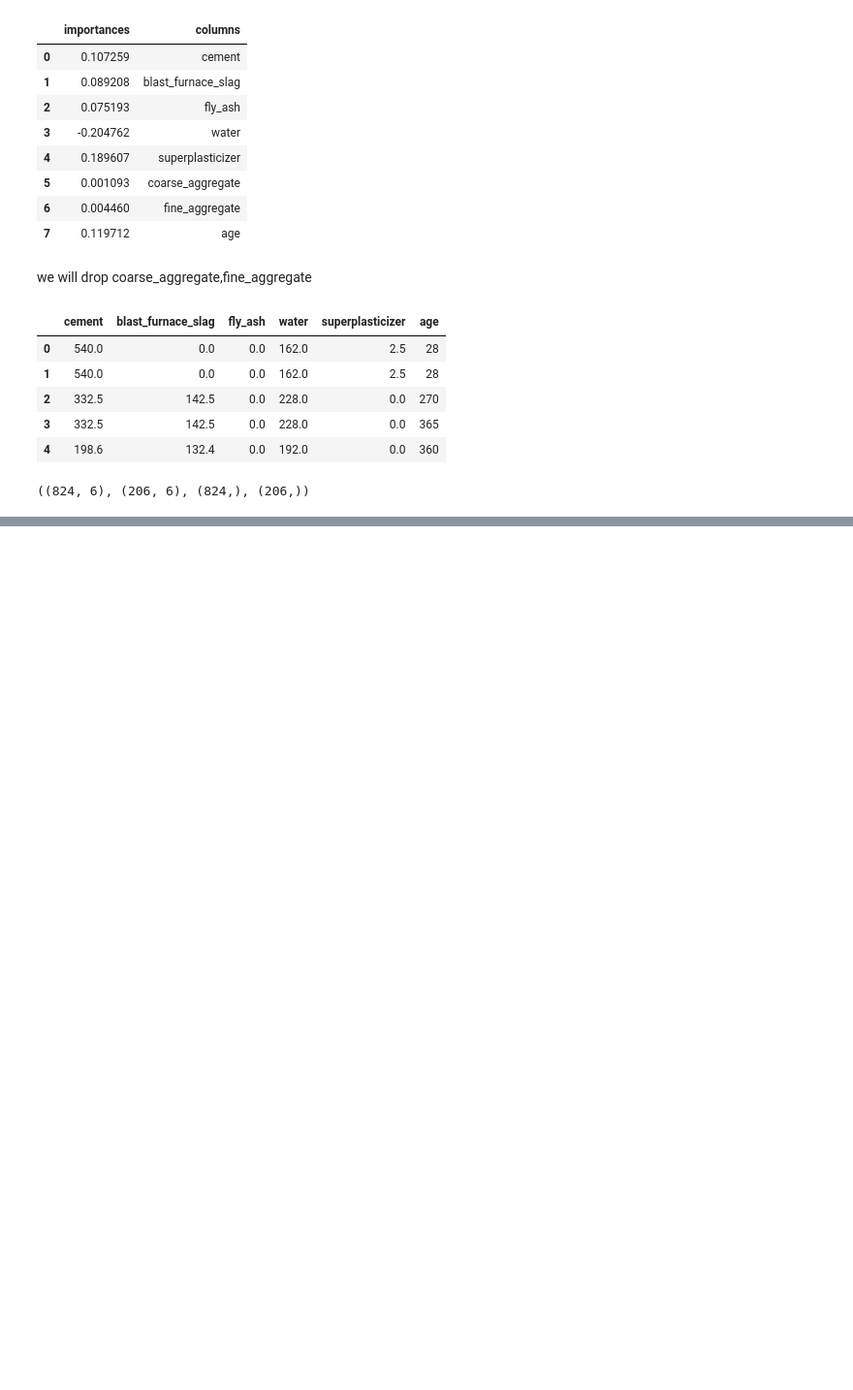
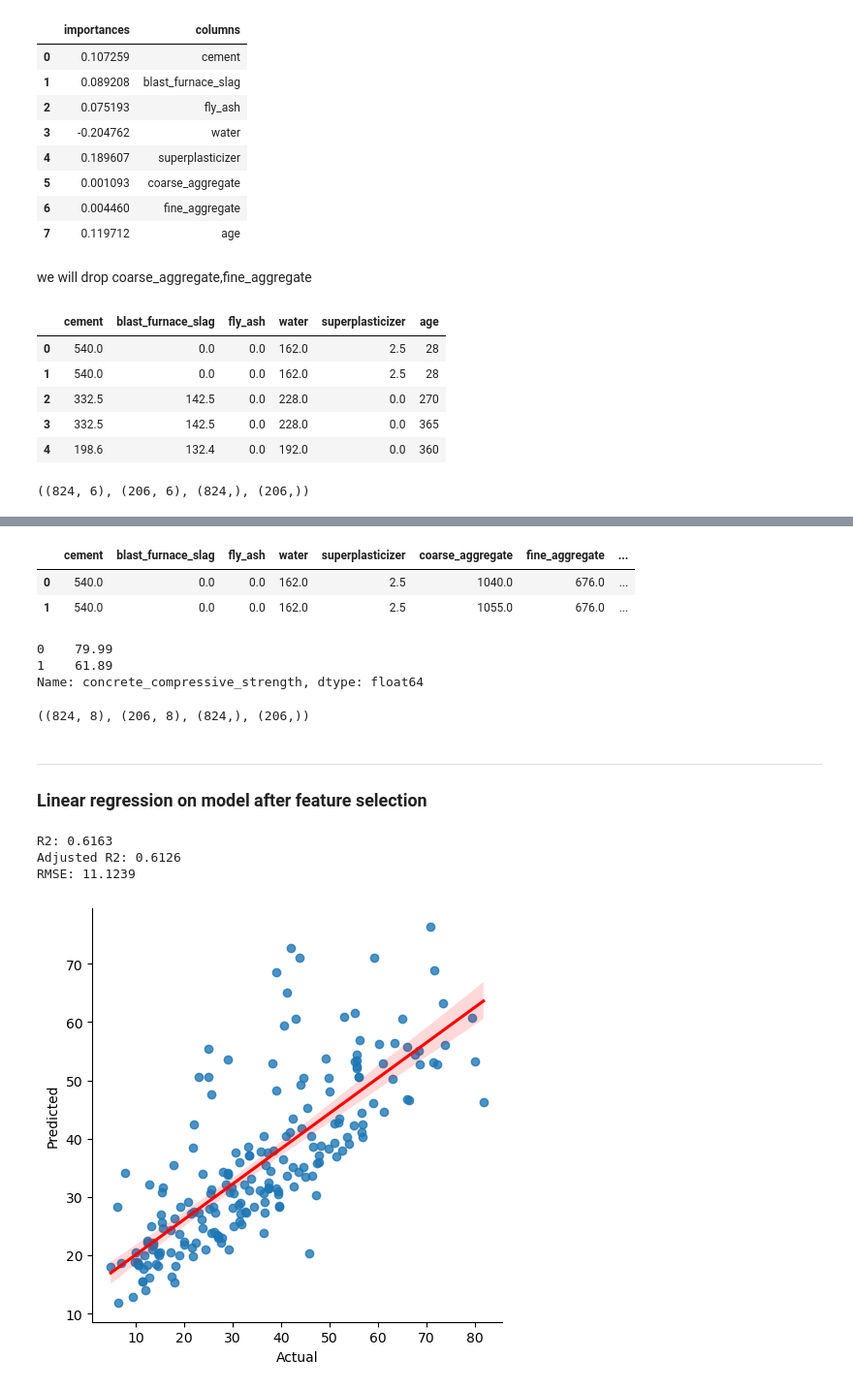
Before and after one commit to NinadKarlekar/Concrete_Compressive_strength_prediction_ineuron, a Jupyter notebook: notebook/EDA and Model.ipynb, the cells around one changed output, grey strips where cells are left out. Shown at 97% size. Cells and saved outputs as stored; diff of their text form; code cells hidden in the pictures; blank space fills up the shorter version.

Commit message:
feature selection completed

```diff
--- a/notebook/EDA and Model.ipynb
+++ b/notebook/EDA and Model.ipynb
@@ -648,0 +652,57 @@ x_tr.shape,x_te.shape,y_tr.shape,y_te.shape
+# %%
+#splitting the data in to X & Y
+x2=df.drop('concrete_compressive_strength', axis=1)
+x2.head(2)
+# %% [output]
+|  | cement | blast_furnace_slag | fly_ash | water | superplasticizer | coarse_aggregate | fine_aggregate | ... |
+| 0 | 540.0 | 0.0 | 0.0 | 162.0 | 2.5 | 1040.0 | 676.0 | ... |
+| 1 | 540.0 | 0.0 | 0.0 | 162.0 | 2.5 | 1055.0 | 676.0 | ... |
+# %%
+y2=df['concrete_compressive_strength']
+y2.head(2)
+# %% [output]
+0    79.99
+1    61.89
+Name: concrete_compressive_strength, dtype: float64
+# %%
+from sklearn.model_selection import train_test_split
+x_tr,x2test,y_tr,y_te=train_test_split(x2,y2,test_size=0.2,random_state=101)
+x_tr.shape,x2test.shape,y_tr.shape,y_te.shape
+# %% [output]
+((824, 8), (206, 8), (824,), (206,))
+# %% [markdown]
+-----------------------
+### Linear regression on model after feature selection
+# %%
+from sklearn import linear_model, metrics
+
+# Create and fit the linear regression model
+lr = linear_model.LinearRegression()
+lr.fit(x_tr, y_tr)
+
+# Calculate R-squared and Adjusted R-squared
+lin_fs_r2 = lr.score(x_tr, y_tr)
+lin_fs_ar2 = 1 - ((1 - lin_fs_r2) * (len(x_tr) - 1)) / (len(x_tr) - len(x_tr.columns) - 1)
+
+# Make predictions on the test data
+p1 = lr.predict(x2test)
+
+# Calculate Root Mean Squared Error
+lin_fs_mse = metrics.mean_squared_error(y_te, p1)
+lin_fs_rmse = np.sqrt(lin_fs_mse)
+
+# Print the results
+print(f"R2: {lin_fs_r2:.4f}")
+print(f"Adjusted R2: {lin_fs_ar2:.4f}")
+print(f"RMSE: {lin_fs_rmse:.4f}")
+# %% [output]
+R2: 0.6163
+Adjusted R2: 0.6126
+RMSE: 11.1239
+# %%
+lin_df_1=pd.DataFrame({"Actual":y_te,"Predicted":p1})
+lin_df_1.head(3)
+sns.lmplot(x="Actual",y="Predicted",data=lin_df_1,fit_reg=True,line_kws={"color": "red"})
+plt.show()
+# %% [output]
+[figure, added]
```
Also changed, not shown: parts of 18 cells of this notebook, 1 other file.
